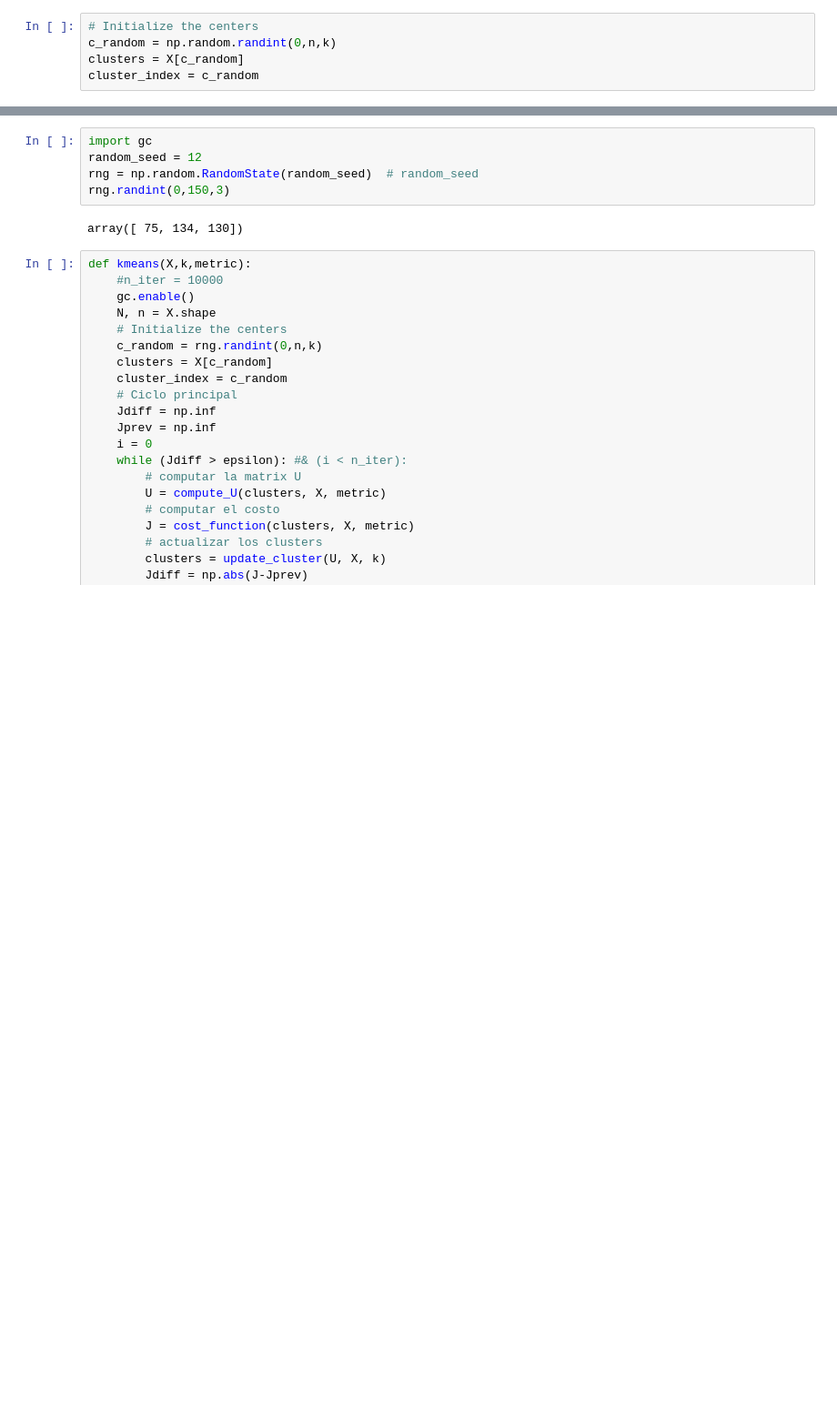
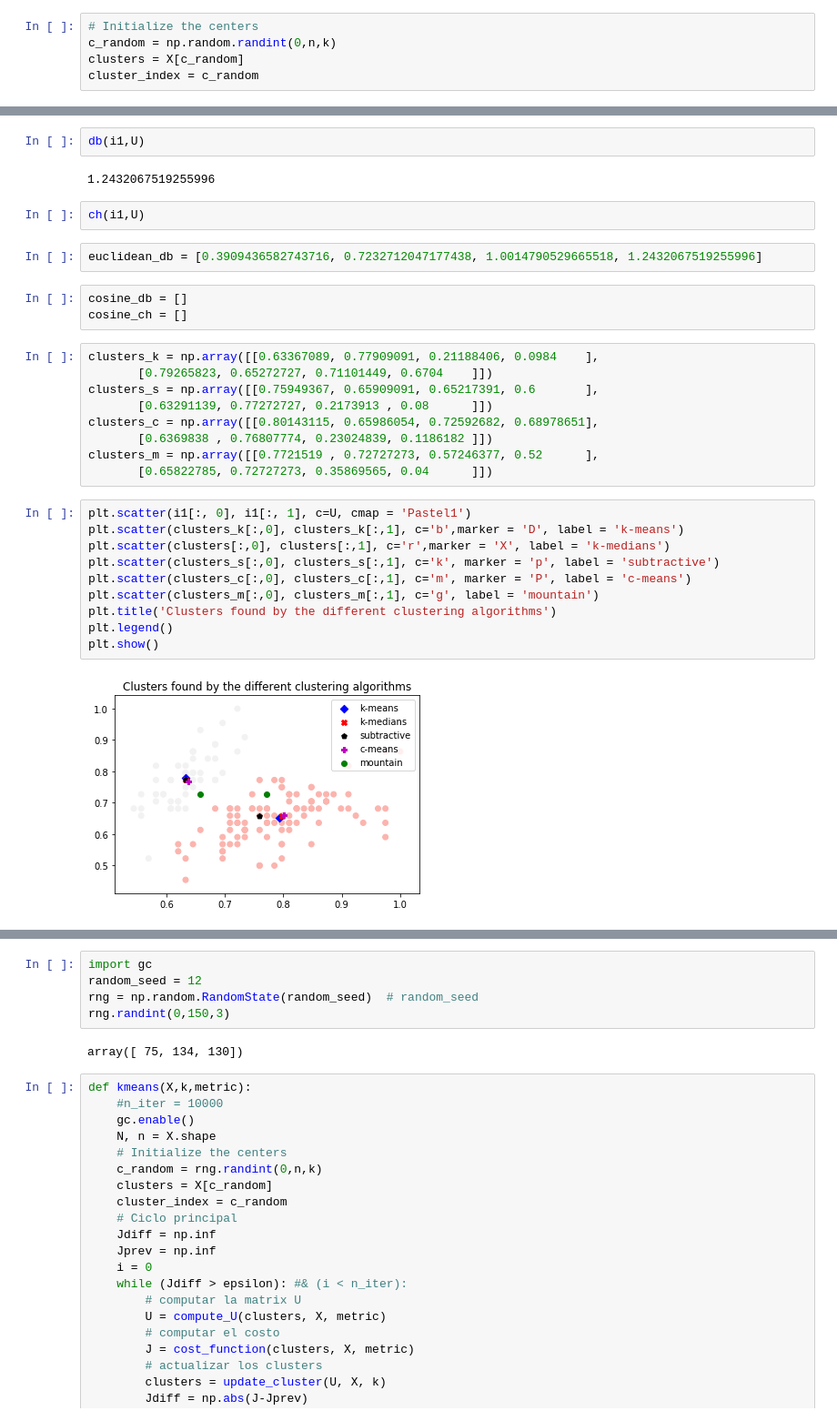
Before and after one commit to CamiVasz/AI, a Jupyter notebook: Clustering/k-means.ipynb, the cells around one changed output, grey strips where cells are left out. Shown at 91% size. Drawn from its saved outputs; the diff is of its cells as text; blank space fills up the shorter version.

```diff
--- a/Clustering/k-means.ipynb
+++ b/Clustering/k-means.ipynb
@@ -104 +114,33 @@ array([[0.82349795, 0.67797695, 0.76587059, 0.74816901],
+# %%
+db(i1,U)
+# %% [output]
+1.2432067519255996
+# %%
+ch(i1,U)
+# %%
+euclidean_db = [0.3909436582743716, 0.7232712047177438, 1.0014790529665518, 1.2432067519255996]
+# %%
+cosine_db = []
+cosine_ch = []
+# %%
+clusters_k = np.array([[0.63367089, 0.77909091, 0.21188406, 0.0984    ],
+       [0.79265823, 0.65272727, 0.71101449, 0.6704    ]])
+clusters_s = np.array([[0.75949367, 0.65909091, 0.65217391, 0.6       ],
+       [0.63291139, 0.77272727, 0.2173913 , 0.08      ]])
+clusters_c = np.array([[0.80143115, 0.65986054, 0.72592682, 0.68978651],
+       [0.6369838 , 0.76807774, 0.23024839, 0.1186182 ]])
+clusters_m = np.array([[0.7721519 , 0.72727273, 0.57246377, 0.52      ],
+       [0.65822785, 0.72727273, 0.35869565, 0.04      ]])
+# %%
+plt.scatter(i1[:, 0], i1[:, 1], c=U, cmap = 'Pastel1')
+plt.scatter(clusters_k[:,0], clusters_k[:,1], c='b',marker = 'D', label = 'k-means')
+plt.scatter(clusters[:,0], clusters[:,1], c='r',marker = 'X', label = 'k-medians')
+plt.scatter(clusters_s[:,0], clusters_s[:,1], c='k', marker = 'p', label = 'subtractive')
+plt.scatter(clusters_c[:,0], clusters_c[:,1], c='m', marker = 'P', label = 'c-means')
+plt.scatter(clusters_m[:,0], clusters_m[:,1], c='g', label = 'mountain')
+plt.title('Clusters found by the different clustering algorithms')
+plt.legend()
+plt.show()
+# %% [output]
+[figure, added]
 # %%
```
Also changed, not shown: parts of 11 cells of this notebook, 1 other file.
